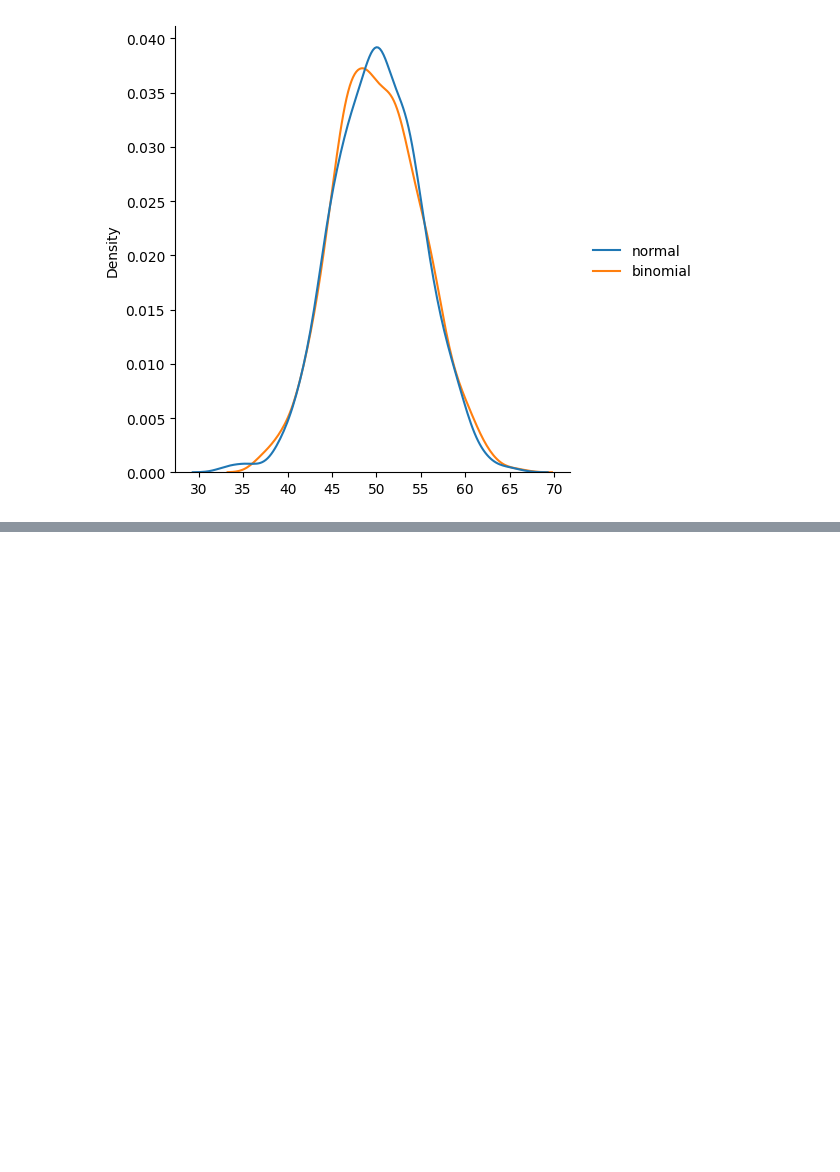
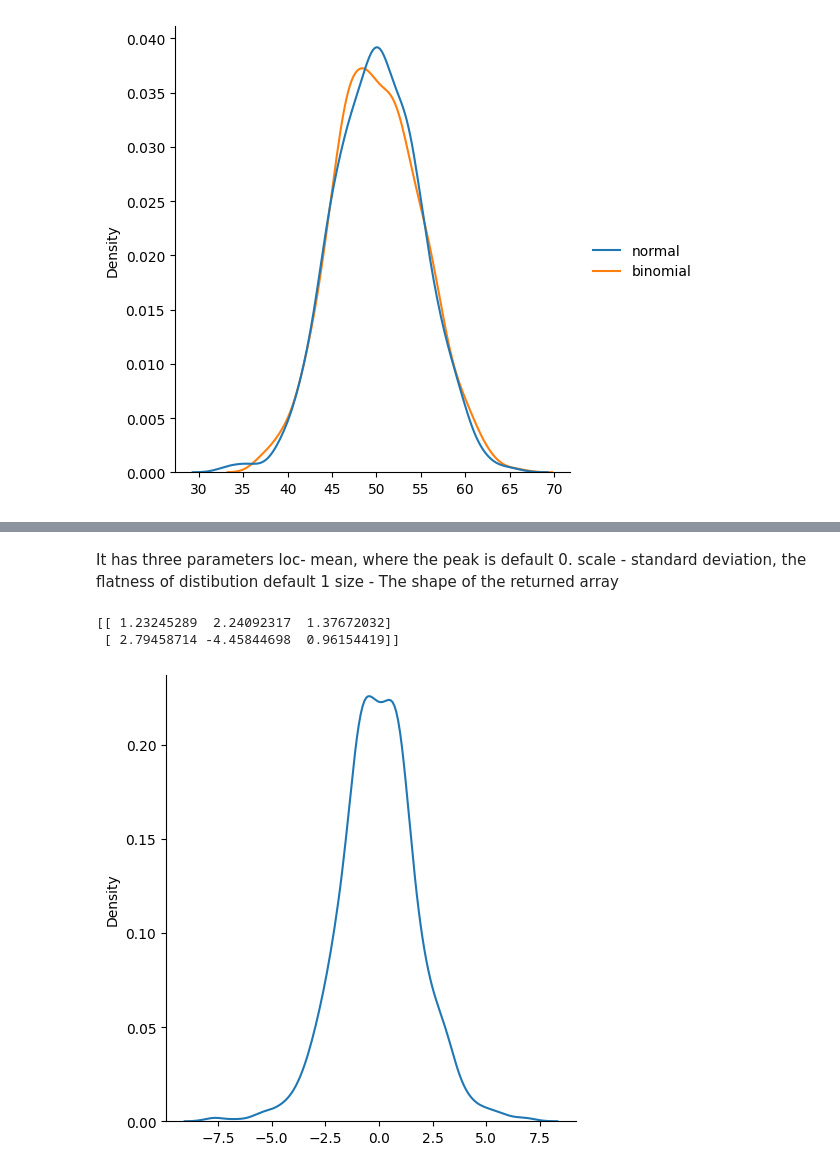
Before and after one commit to Akanksha-Ceris/NumPy-, a Jupyter notebook: Numpy.ipynb, the cells around one changed output, grey strips where cells are left out. Drawn from its saved outputs; the diff is of its cells as text; code cells hidden in the pictures; blank space fills up the shorter version.

```diff
--- a/Numpy.ipynb
+++ b/Numpy.ipynb
@@ -1133,0 +1164,21 @@ plt.show()
+# %% [markdown]
+It has three parameters
+loc- mean, where the peak is default 0.
+scale - standard deviation, the flatness of distibution  default 1
+size - The shape of the returned array
+# %%
+# Draw 2x3 sample from a logistic distribution with mean at 1 and stddev 2.0
+from numpy import random
+x = random.logistic(loc = 1, scale = 2,size= (2,3))
+print(x)
+# %% [output]
+[[ 1.23245289  2.24092317  1.37672032]
+ [ 2.79458714 -4.45844698  0.96154419]]
+# %%
+from numpy import  random
+import matplotlib.pyplot as plt
+import seaborn as sns
+sns.displot(random.logistic(size = 1000),kind = "kde")
+plt.show()
+# %% [output]
+[figure, added]
```
Also changed, not shown: parts of 20 cells of this notebook.
